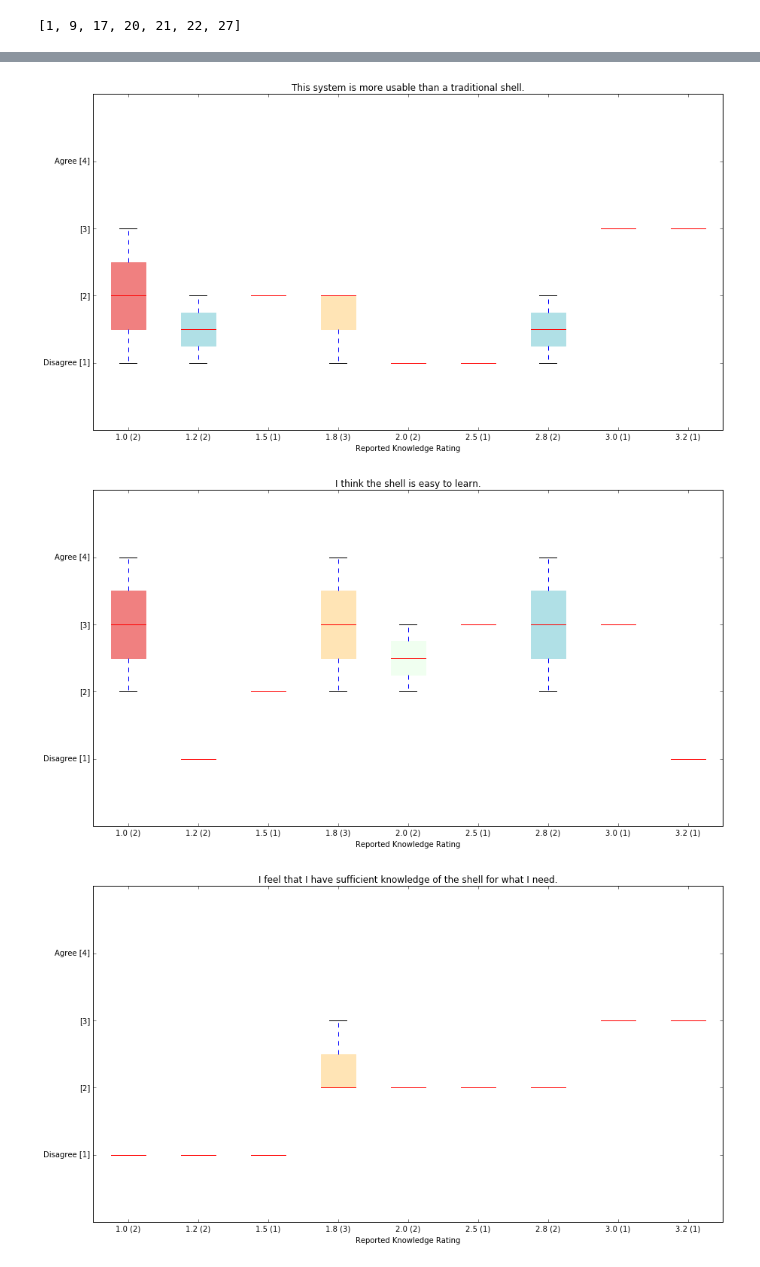
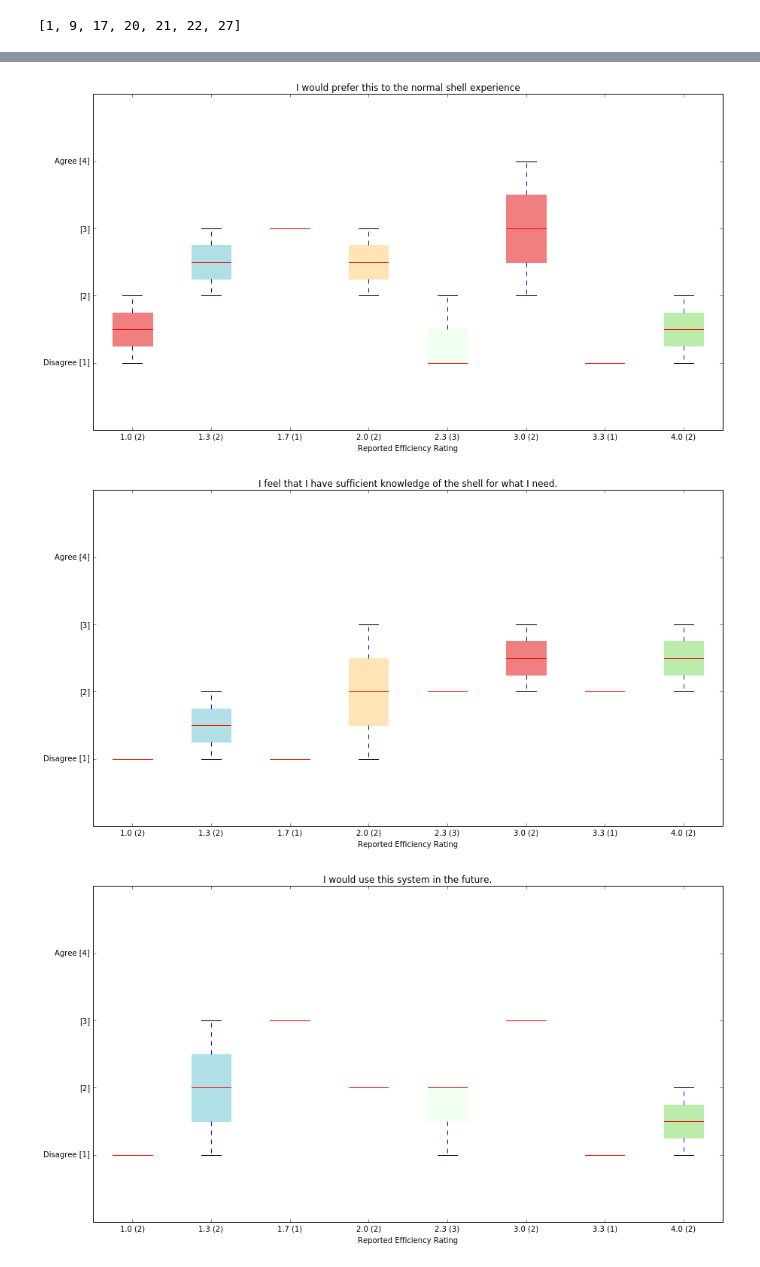
Before and after one commit to izzycecil/terminal_fever, a Jupyter notebook: data/analysis.ipynb, the cells around one changed output, grey strips where cells are left out. Saved outputs shown, nothing was run; the diff lists cells and outputs as text; code cells hidden in the pictures.

Commit message:
Generate, like, 100 plots or something

```diff
--- a/data/analysis.ipynb
+++ b/data/analysis.ipynb
@@ -13,11 +13,11 @@ entry_list = {}
 exit_list = {}
 
 # read files
-with open('entry.csv') as file:
+with open('csv/entry.csv') as file:
     reader = csv.DictReader(file)
     entry_list = [row for row in reader]
 
-with open('exit.csv') as file:
+with open('csv/exit.csv') as file:
     reader = csv.DictReader(file)
     exit_list = [row for row in reader]
 # %%
@@ -222,5 +222,7 @@ def plot_all(table, selector):
         pyplot.xlabel(selector)
         pyplot.ylim([0, 5])
 
-plot_all(full_dict, 'Reported Knowledge Rating')
+# Omega Gangsta Mode
+for label in labels.keys():
+    plot_all(full_dict, label)
 # %% [output]
@@ -228,3 +230,3 @@ plot_all(full_dict, 'Reported Knowledge Rating')
-[figure, old version]
+[figure, new version]
-[figure, old version]
+[figure, new version]
-[figure, old version]
+[figure, new version]
```
Also changed, not shown: parts of 1 cell of this notebook.
